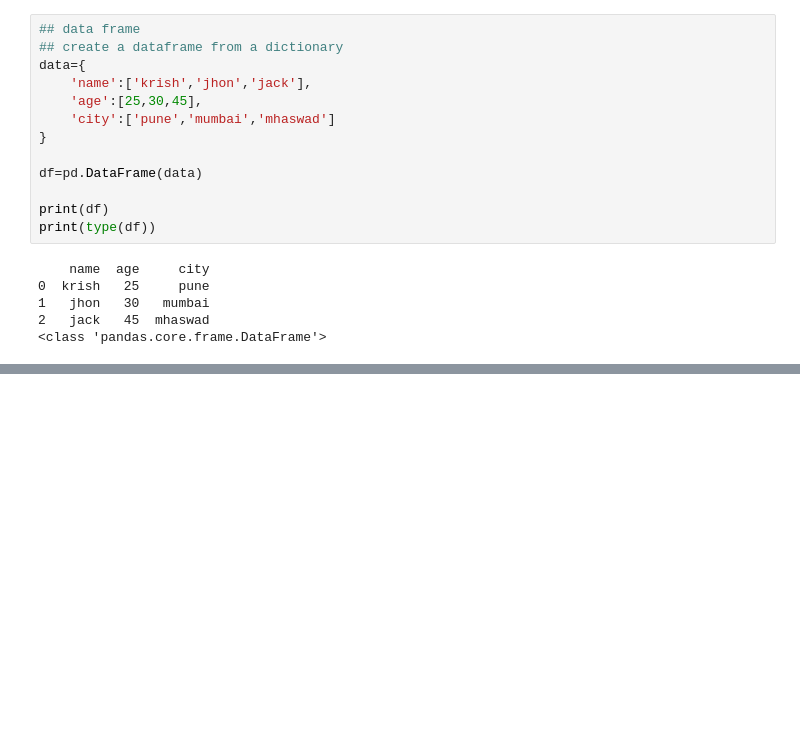
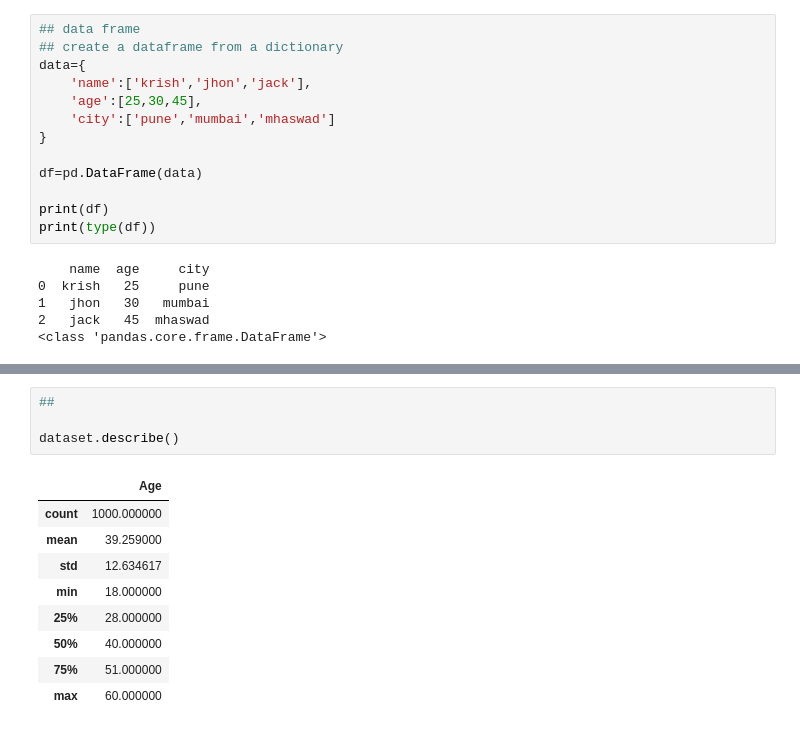
Before and after one commit to Keshavraj52/complete-machine-learning-course, a Jupyter notebook: pandas/pandas.ipynb, the cells around one changed output, grey strips where cells are left out. Cells and saved outputs as stored; diff of their text form; blank space fills up the shorter version.

```diff
--- a/pandas/pandas.ipynb
+++ b/pandas/pandas.ipynb
@@ -83,0 +211,14 @@ data=[
+# %%
+##
+
+dataset.describe()
+# %% [output]
+|  | Age |
+| count | 1000.000000 |
+| mean | 39.259000 |
+| std | 12.634617 |
+| min | 18.000000 |
+| 25% | 28.000000 |
+| 50% | 40.000000 |
+| 75% | 51.000000 |
+| max | 60.000000 |
```
Also changed, not shown: parts of 18 cells of this notebook, 3 other files.
